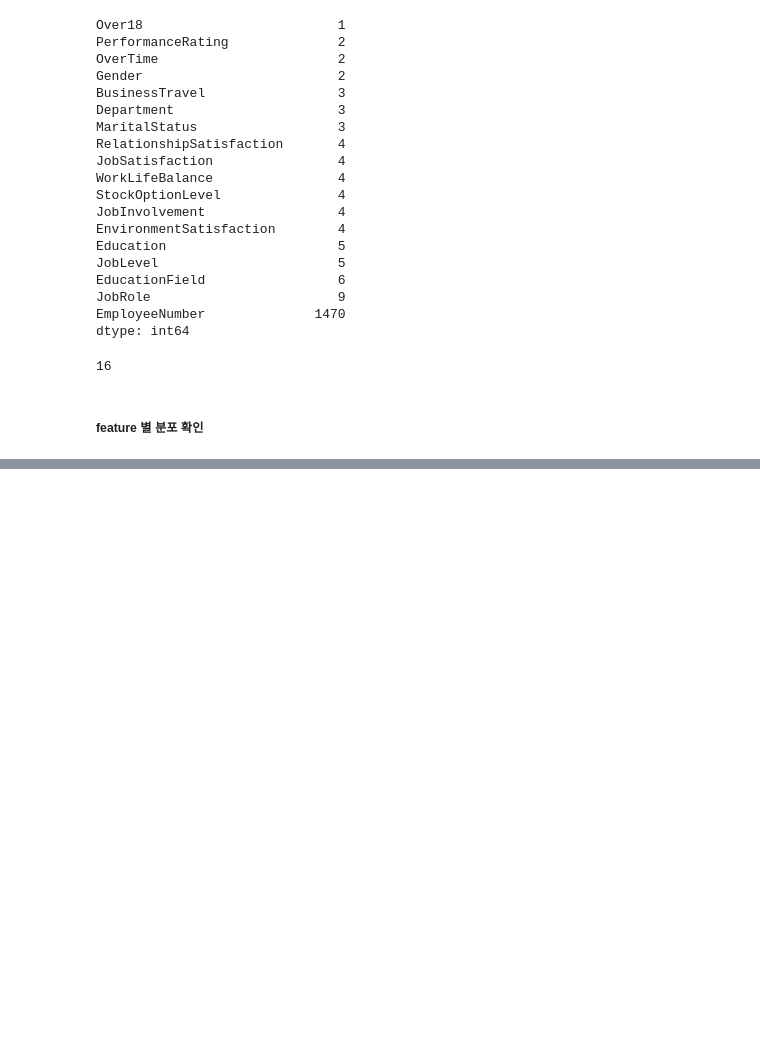
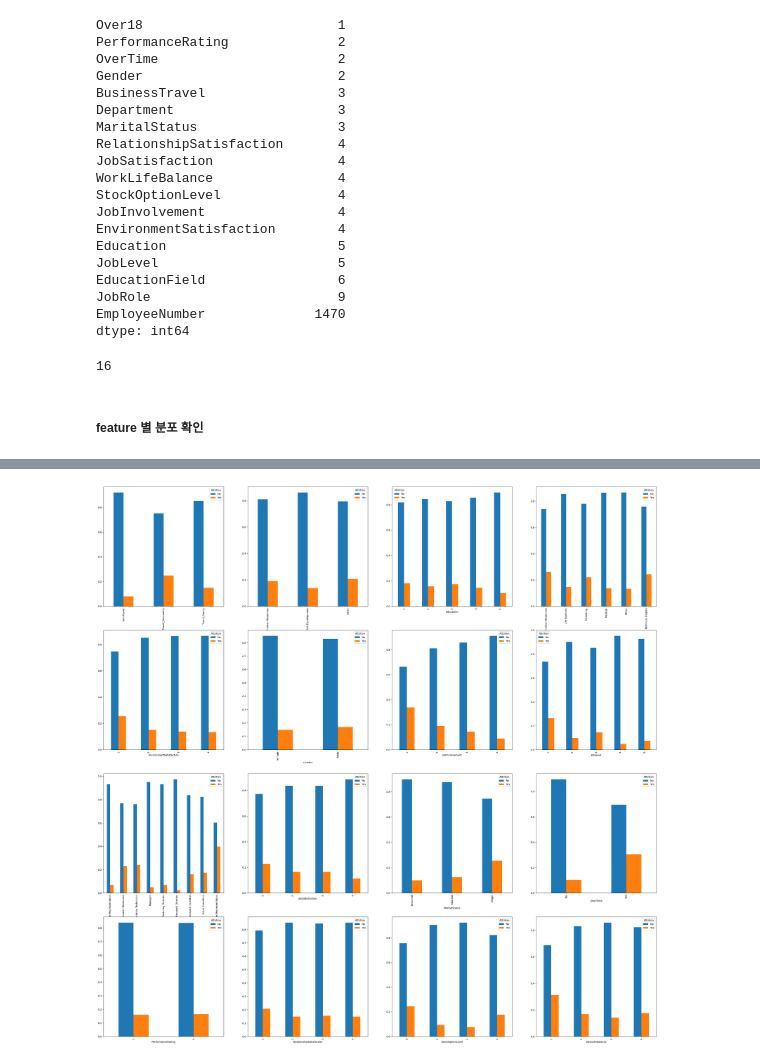
Before and after one commit to MartinusChoi/MLOps-PlayGround, a Jupyter notebook: 01-ML-Training/03-model-training.ipynb, the cells around one changed output, grey strips where cells are left out. Cells and saved outputs as stored; diff of their text form; code cells hidden in the pictures; blank space fills up the shorter version.

```diff
--- a/01-ML-Training/03-model-training.ipynb
+++ b/01-ML-Training/03-model-training.ipynb
@@ -289,0 +314,9 @@ plt.show()
+# %%
+fig = plt.figure(figsize=(40,40))
+idx = 1
+for feature in idp_cat_features:
+    ax = fig.add_subplot(4,4,idx)
+    idx += 1
+    pd.crosstab(data[feature], data[TARGET_FEATURE], normalize='index').plot(kind='bar', ax=ax)
+# %% [output]
+[figure, added]
```
Also changed, not shown: parts of 14 cells of this notebook.
